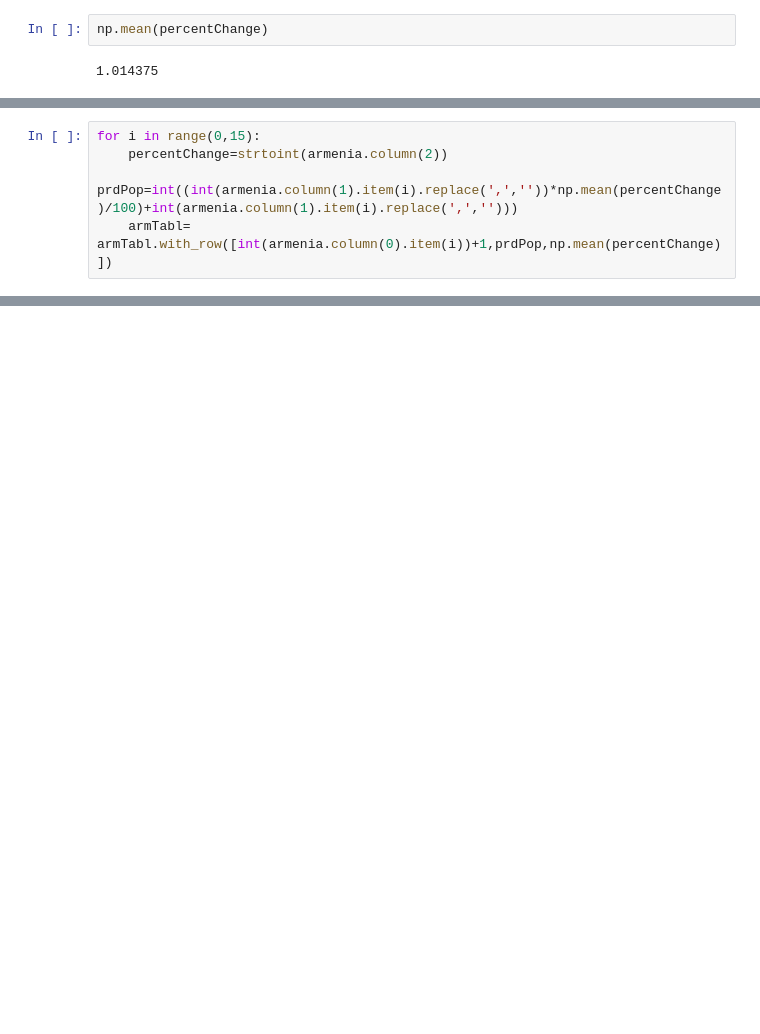
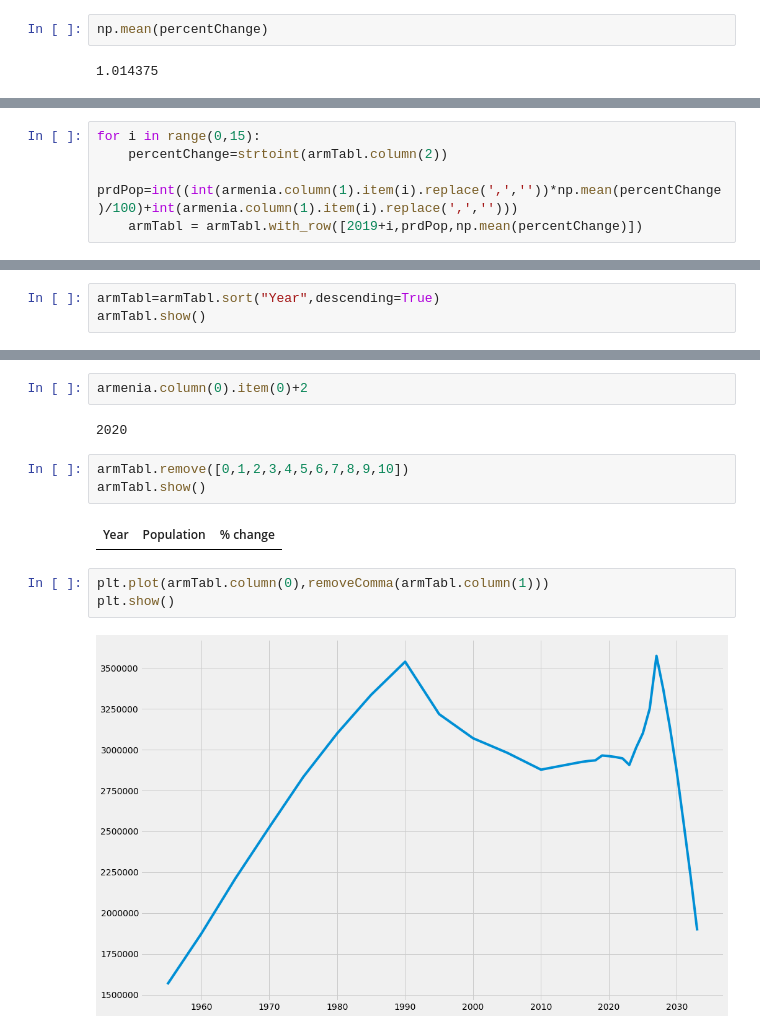
Before and after one commit to ArturAyvazyanTUMO/pdsfp, a Jupyter notebook: app.ipynb, the cells around one changed output, grey strips where cells are left out. Drawn from its saved outputs; the diff is of its cells as text; blank space fills up the shorter version.

```diff
--- a/app.ipynb
+++ b/app.ipynb
@@ -172,5 +178,5 @@ np.mean(percentChange)
 # %%
 for i in range(0,15):
-    percentChange=strtoint(armenia.column(2))
+    percentChange=strtoint(armTabl.column(2))
     prdPop=int((int(armenia.column(1).item(i).replace(',',''))*np.mean(percentChange)/100)+int(armenia.column(1).item(i).replace(',','')))
-    armTabl= armTabl.with_row([int(armenia.column(0).item(i))+1,prdPop,np.mean(percentChange)])
+    armTabl = armTabl.with_row([2019+i,prdPop,np.mean(percentChange)])
@@ -196,0 +183,3 @@ armTabl.show()
+# %%
+armTabl=armTabl.sort("Year",descending=True)
+armTabl.show()
@@ -196,0 +204,14 @@ armTabl.show()
+# %%
+armenia.column(0).item(0)+2
+# %% [output]
+2020
+# %%
+armTabl.remove([0,1,2,3,4,5,6,7,8,9,10])
+armTabl.show()
+# %% [output]
+| Year | Population | % change |
+# %%
+plt.plot(armTabl.column(0),removeComma(armTabl.column(1)))
+plt.show()
+# %% [output]
+[figure, added]
```
Also changed, not shown: parts of 6 cells of this notebook.
